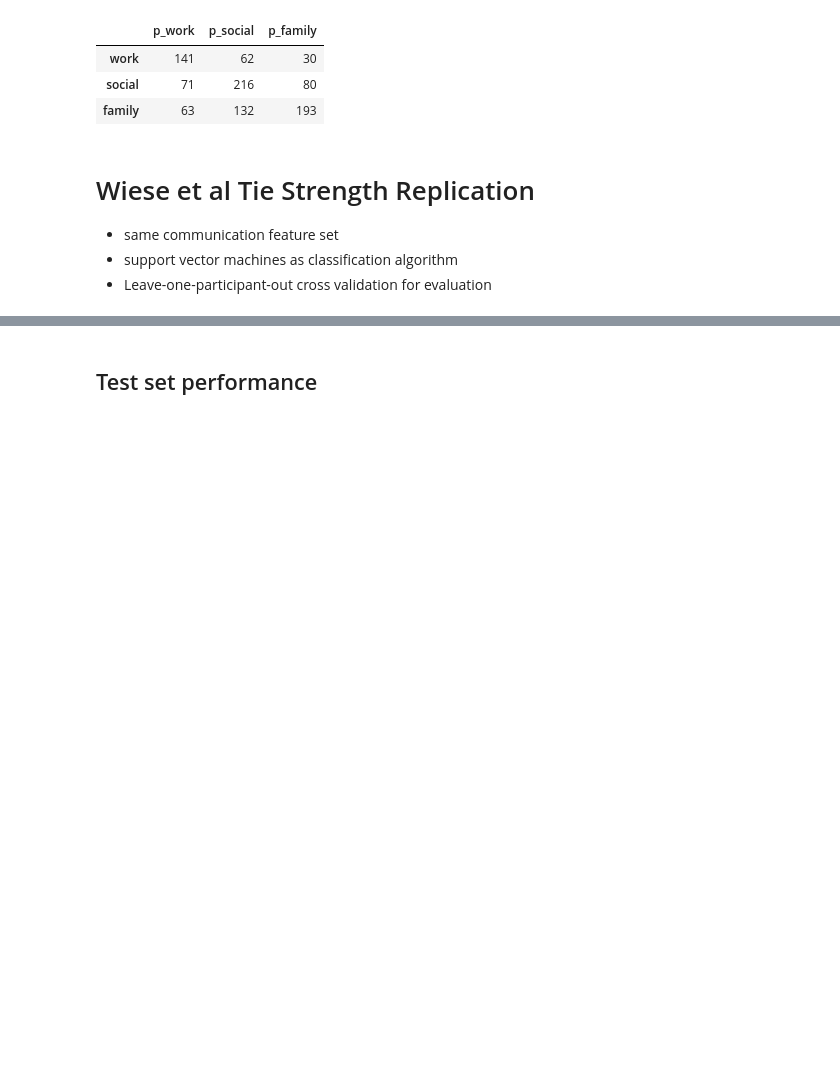
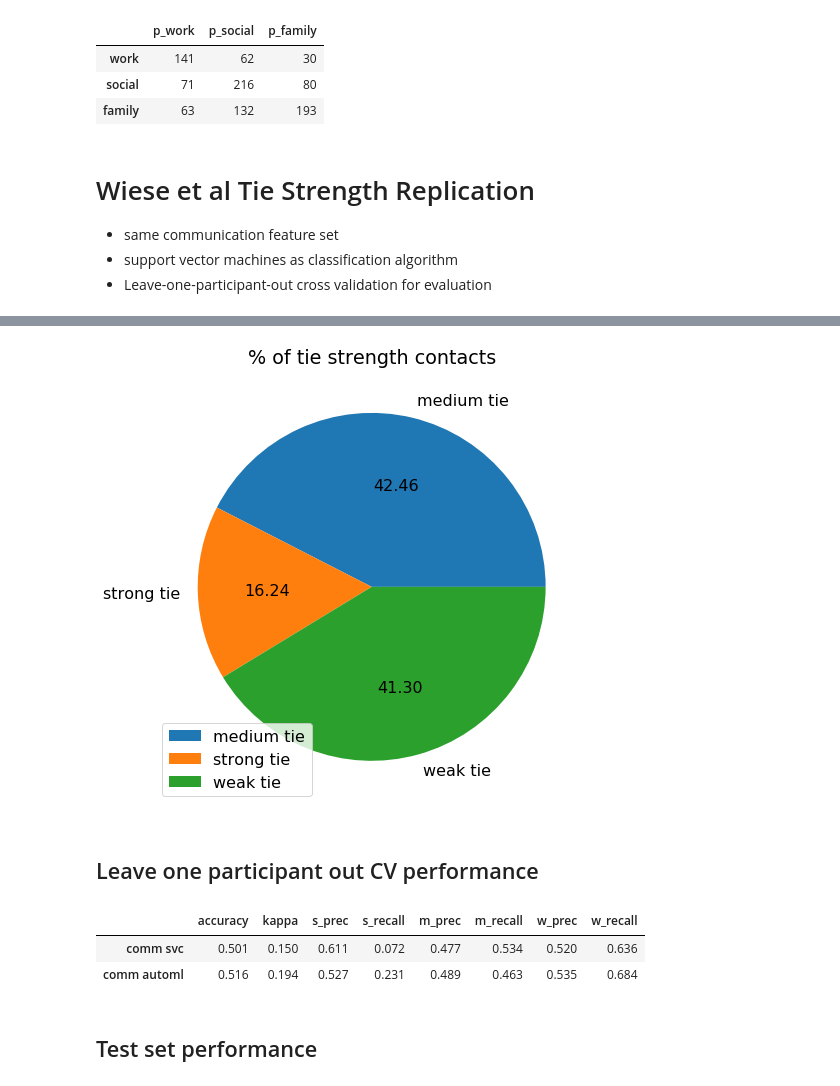
Before and after one commit to tliu526/relationship-prediction, a Jupyter notebook: notebooks/zimmerman_replication.ipynb, the cells around one changed output, grey strips where cells are left out. Cells and saved outputs as stored; diff of their text form; code cells hidden in the pictures; blank space fills up the shorter version.

```diff
--- a/notebooks/zimmerman_replication.ipynb
+++ b/notebooks/zimmerman_replication.ipynb
@@ -326,3 +427,33 @@ Weight: 0.02, classifier: random_forest
+# %%
+tie_str_dict = {
+    'tie_str_class': {
+        0: "strong tie",
+        1: "medium tie",
+        2: "weak tie"
+    }
+}
+
+disp = train.replace(tie_str_dict)
+all_tie_str = disp.drop_duplicates('combined_hash').groupby('tie_str_class').count()
+all_tie_str.plot.pie('combined_hash', autopct='%.2f', figsize=(8,8))
+plt.title('% of tie strength contacts')
+plt.legend(loc='lower left')
+plt.ylabel("")
+plt.show()
+# %% [output]
+[figure, added]
+# %% [markdown]
+## Leave one participant out CV performance
+# %%
+pd.options.display.float_format = '{:,.3f}'.format
+lopo_res = build_clf_results(fold_true_labels, [lopocv_svc] + [lopocv_automl])
+lopo_df = pd.DataFrame(lopo_res,index=['comm svc', 'comm automl'], columns=columns)
+display(lopo_df)
+#print(pd.DataFrame(lopo_res).to_latex())
+# %% [output]
+|  | accuracy | kappa | s_prec | s_recall | m_prec | m_recall | w_prec | w_recall |
+| comm svc | 0.501 | 0.150 | 0.611 | 0.072 | 0.477 | 0.534 | 0.520 | 0.636 |
+| comm automl | 0.516 | 0.194 | 0.527 | 0.231 | 0.489 | 0.463 | 0.535 | 0.684 |
 # %% [markdown]
 ## Test set performance
 # %%
```
Also changed, not shown: parts of 16 cells of this notebook.
